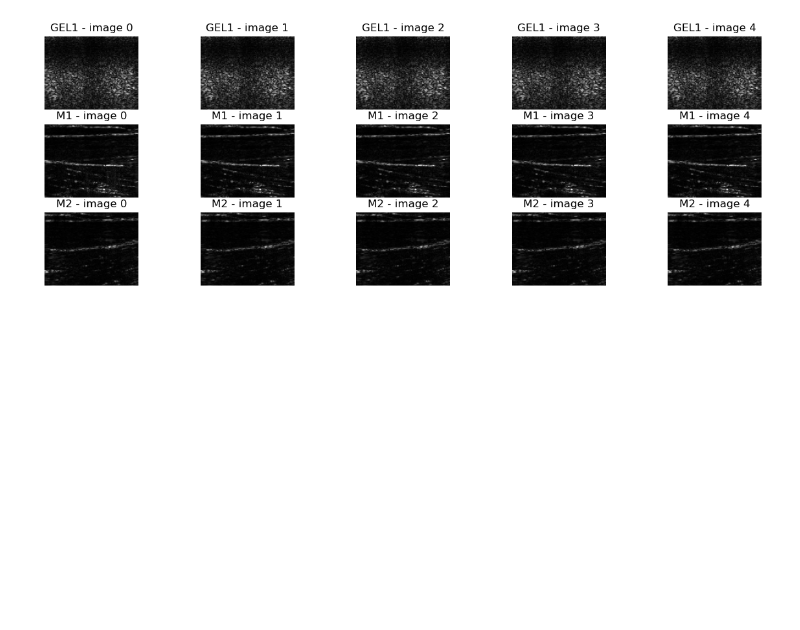
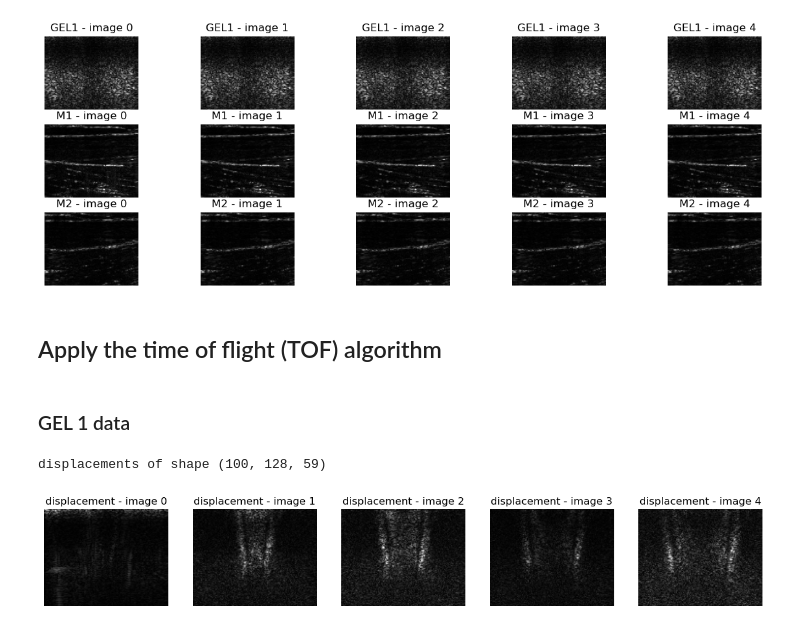
Before and after one commit to MalekSalah/Imagerie-medicale-beamforming-, a Jupyter notebook: notebooks/elastographu.ipynb, the cells around one changed output. Saved outputs shown, nothing was run; the diff lists cells and outputs as text; code cells hidden in the pictures; blank space fills up the shorter version.

```diff
--- a/notebooks/elastographu.ipynb
+++ b/notebooks/elastographu.ipynb
@@ -19,9 +19,9 @@ import matplotlib.pyplot as plt
 import numpy as np
 fig, axs = plt.subplots(3, 5, figsize=(15, 5))
 for i in range(5):
-    axs[0, i].imshow(np.abs(GEL1[:, :, i]), cmap='gray')
-    axs[1, i].imshow(np.abs(M1[:, :, i]), cmap='gray')
-    axs[2, i].imshow(np.abs(M2[:, :, i]), cmap='gray')
+    axs[0, i].imshow(np.abs(GEL1[:, :, i*10]), cmap='gray')
+    axs[1, i].imshow(np.abs(M1[:, :, i*10]), cmap='gray')
+    axs[2, i].imshow(np.abs(M2[:, :, i*10]), cmap='gray')
     # turn off the axis
     axs[0, i].axis('off')
     axs[1, i].axis('off')
@@ -33,3 +33,24 @@ for i in range(5):
 plt.show()
 # %% [output]
 [figure]
+# %% [markdown]
+## Apply the time of flight (TOF) algorithm
+# %% [markdown]
+### GEL 1 data
+# %%
+# compute displacements
+displacements = np.abs(GEL1[:,:,:-1] - GEL1[:,:,1:])
+print("displacements of shape", displacements.shape)
+# %% [output]
+displacements of shape (100, 128, 59)
+# %%
+# Plot the displacements
+fig, axs = plt.subplots(1, 5, figsize=(15, 5))
+for i in range(5):
+    axs[i].imshow(np.abs(displacements[:, :, i*3]), cmap='gray')
+    # turn off the axis
+    axs[i].axis('off')
+    # set title
+    axs[i].set_title(f'displacement - image {i}')
+# %% [output]
+[figure, added]
```
Also changed, not shown: parts of 13 cells of this notebook.
